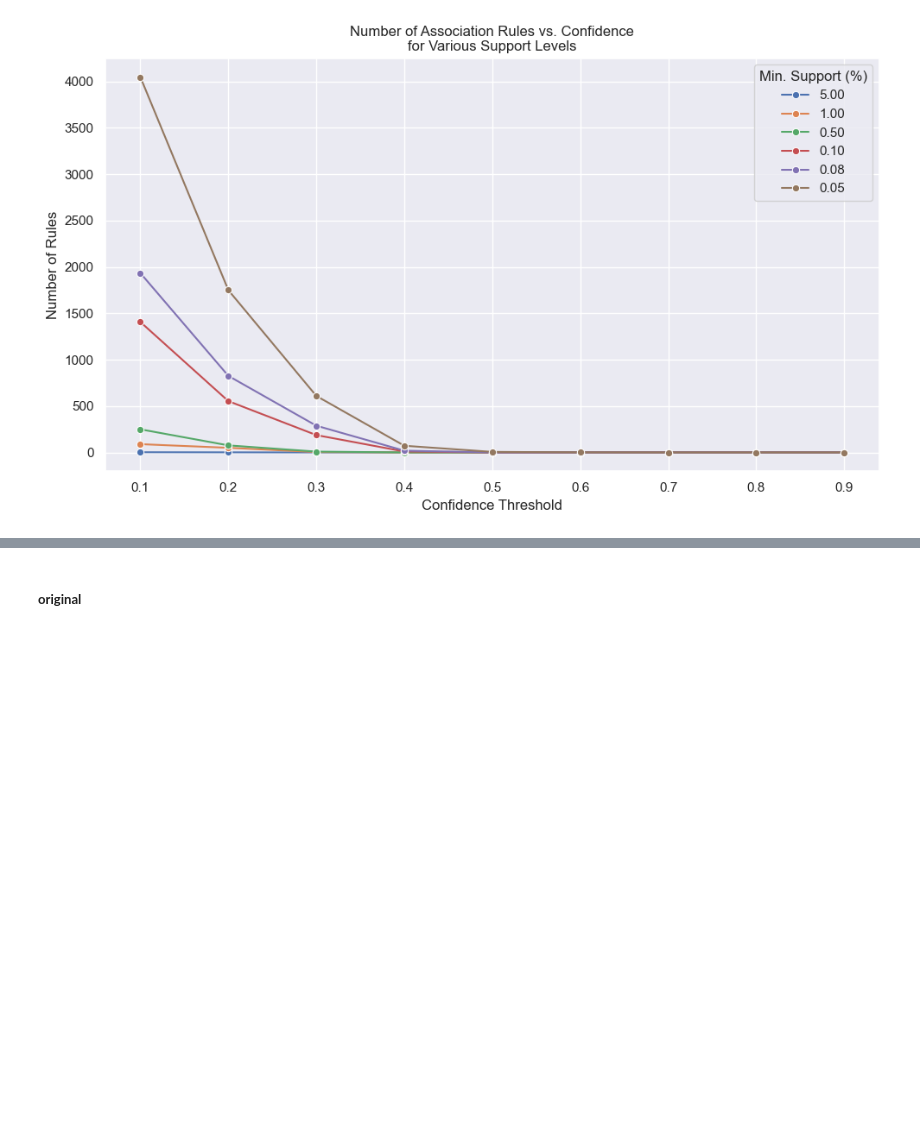
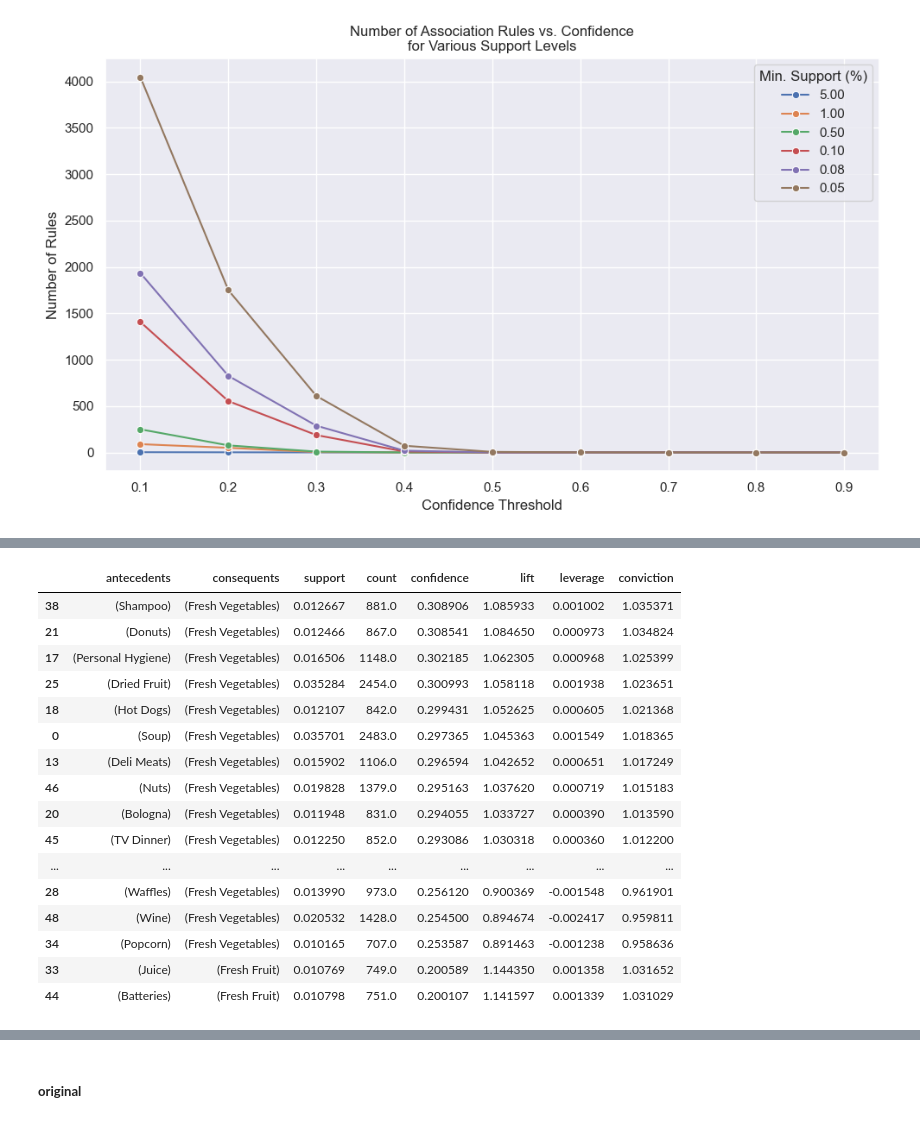
Before and after one commit to ijustsnapped/DataMine_PI, a Jupyter notebook: PD_202425_Project1/PD_202425_Project.ipynb, the cells around one changed output, grey strips where cells are left out. Saved outputs shown, nothing was run; the diff lists cells and outputs as text; code cells hidden in the pictures; blank space fills up the shorter version.

```diff
--- a/PD_202425_Project1/PD_202425_Project.ipynb
+++ b/PD_202425_Project1/PD_202425_Project.ipynb
@@ -1006,0 +999,22 @@ max_items
+# %%
+rules_1   = generate_rules(binary_foodmart, 0.01, metric='confidence', min_threshold=0.2)
+print("Number of rules generated:", len(rules_1))
+rules_1.sort_values('confidence', ascending=False).head(20)
+# %% [output]
+|  | antecedents | consequents | support | count | confidence | lift | leverage | conviction |
+| 38 | (Shampoo) | (Fresh Vegetables) | 0.012667 | 881.0 | 0.308906 | 1.085933 | 0.001002 | 1.035371 |
+| 21 | (Donuts) | (Fresh Vegetables) | 0.012466 | 867.0 | 0.308541 | 1.084650 | 0.000973 | 1.034824 |
+| 17 | (Personal Hygiene) | (Fresh Vegetables) | 0.016506 | 1148.0 | 0.302185 | 1.062305 | 0.000968 | 1.025399 |
+| 25 | (Dried Fruit) | (Fresh Vegetables) | 0.035284 | 2454.0 | 0.300993 | 1.058118 | 0.001938 | 1.023651 |
+| 18 | (Hot Dogs) | (Fresh Vegetables) | 0.012107 | 842.0 | 0.299431 | 1.052625 | 0.000605 | 1.021368 |
+| 0 | (Soup) | (Fresh Vegetables) | 0.035701 | 2483.0 | 0.297365 | 1.045363 | 0.001549 | 1.018365 |
+| 13 | (Deli Meats) | (Fresh Vegetables) | 0.015902 | 1106.0 | 0.296594 | 1.042652 | 0.000651 | 1.017249 |
+| 46 | (Nuts) | (Fresh Vegetables) | 0.019828 | 1379.0 | 0.295163 | 1.037620 | 0.000719 | 1.015183 |
+| 20 | (Bologna) | (Fresh Vegetables) | 0.011948 | 831.0 | 0.294055 | 1.033727 | 0.000390 | 1.013590 |
+| 45 | (TV Dinner) | (Fresh Vegetables) | 0.012250 | 852.0 | 0.293086 | 1.030318 | 0.000360 | 1.012200 |
+| ... | ... | ... | ... | ... | ... | ... | ... | ... |
+| 28 | (Waffles) | (Fresh Vegetables) | 0.013990 | 973.0 | 0.256120 | 0.900369 | -0.001548 | 0.961901 |
+| 48 | (Wine) | (Fresh Vegetables) | 0.020532 | 1428.0 | 0.254500 | 0.894674 | -0.002417 | 0.959811 |
+| 34 | (Popcorn) | (Fresh Vegetables) | 0.010165 | 707.0 | 0.253587 | 0.891463 | -0.001238 | 0.958636 |
+| 33 | (Juice) | (Fresh Fruit) | 0.010769 | 749.0 | 0.200589 | 1.144350 | 0.001358 | 1.031652 |
+| 44 | (Batteries) | (Fresh Fruit) | 0.010798 | 751.0 | 0.200107 | 1.141597 | 0.001339 | 1.031029 |
```
Also changed, not shown: parts of 22 cells of this notebook.
